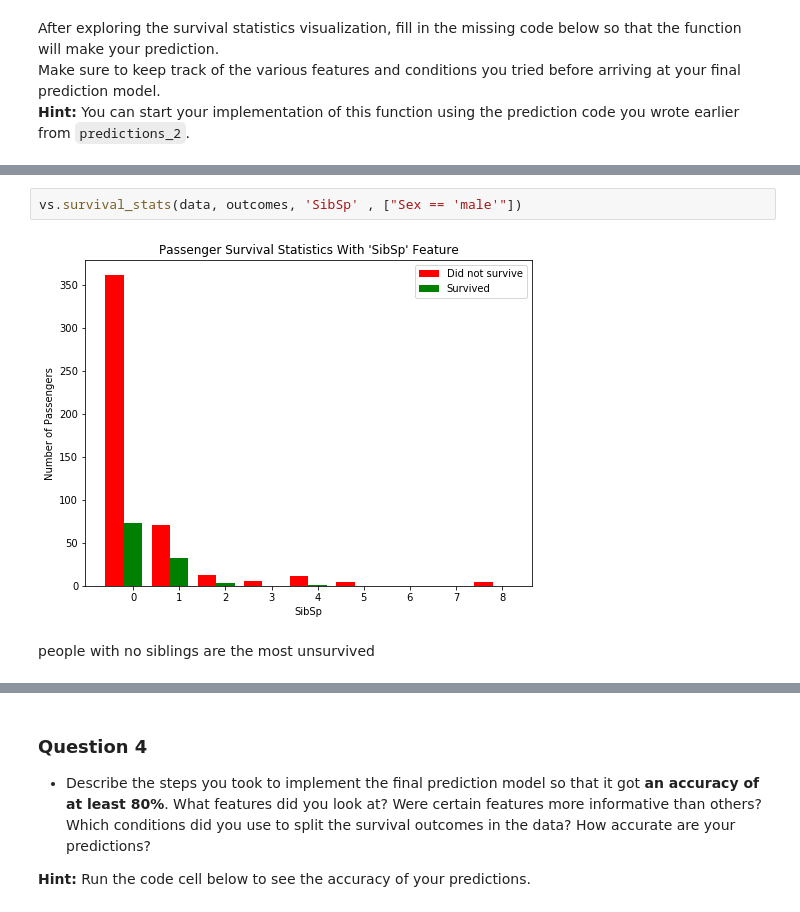
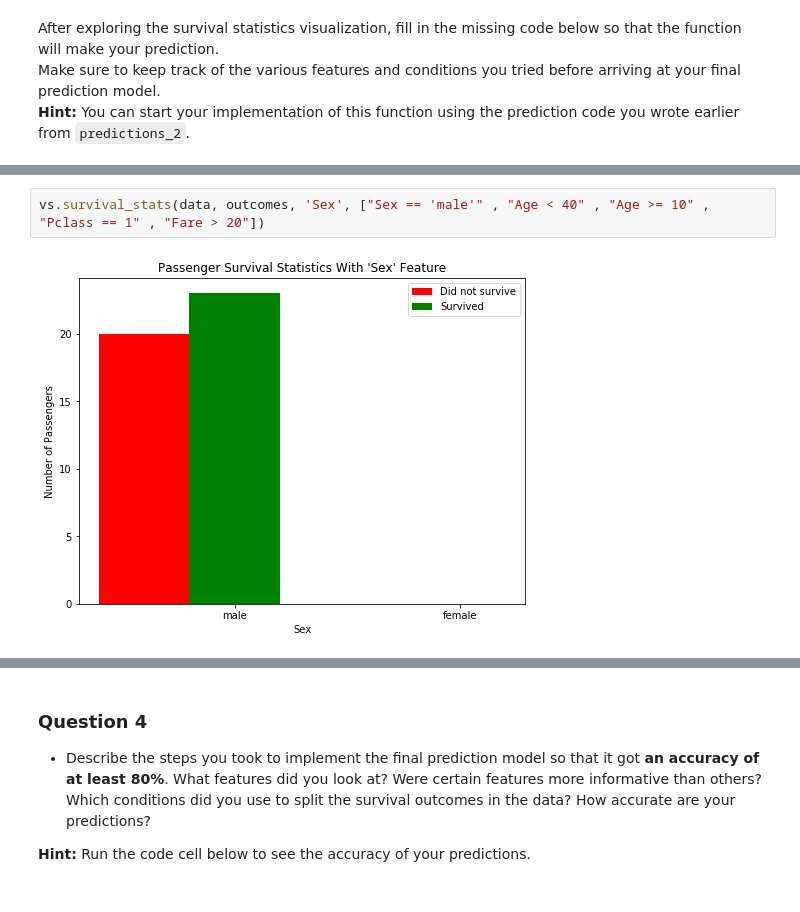
Before and after one commit to gatarelib/Machine-Learning-Nanodegree, a Jupyter notebook: titanic_survival_exploration/titanic_survival_exploration.ipynb, the cells around one changed output, grey strips where cells are left out. Drawn from its saved outputs; the diff is of its cells as text.

```diff
--- a/titanic_survival_exploration/titanic_survival_exploration.ipynb
+++ b/titanic_survival_exploration/titanic_survival_exploration.ipynb
@@ -245,6 +243,4 @@ Passengers with Embarked = S has the most unsurvived
 # %%
-vs.survival_stats(data, outcomes, 'SibSp' , ["Sex == 'male'"])
+vs.survival_stats(data, outcomes, 'Sex', ["Sex == 'male'" , "Age < 40" , "Age >= 10" , "Pclass == 1" , "Fare > 20"])
 # %% [output]
-[figure, old version]
+[figure, new version]
-# %% [markdown]
-people with no siblings are the most unsurvived
```
Also changed, not shown: parts of 12 cells of this notebook, 6 other files.
